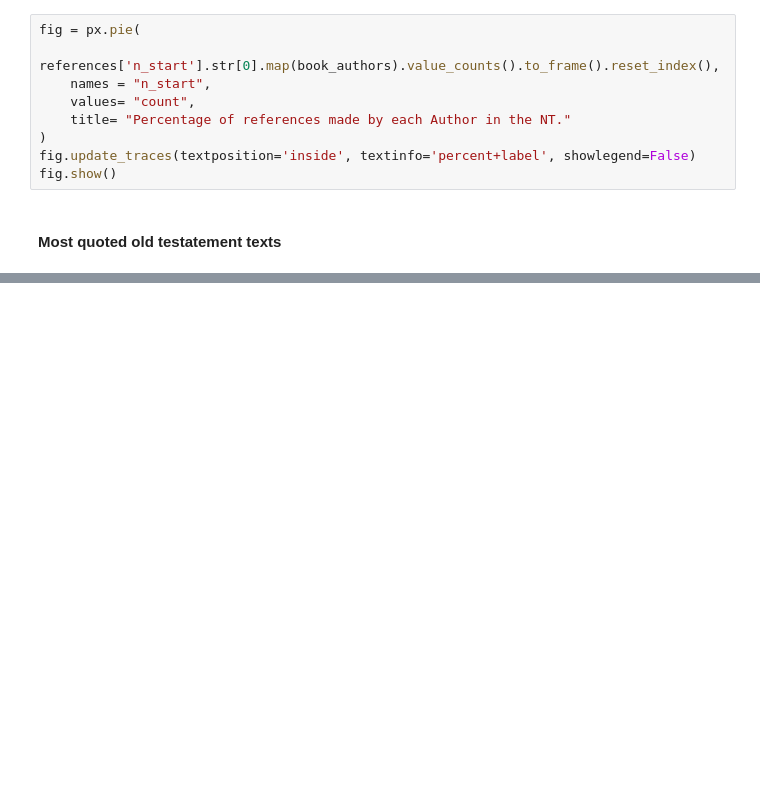
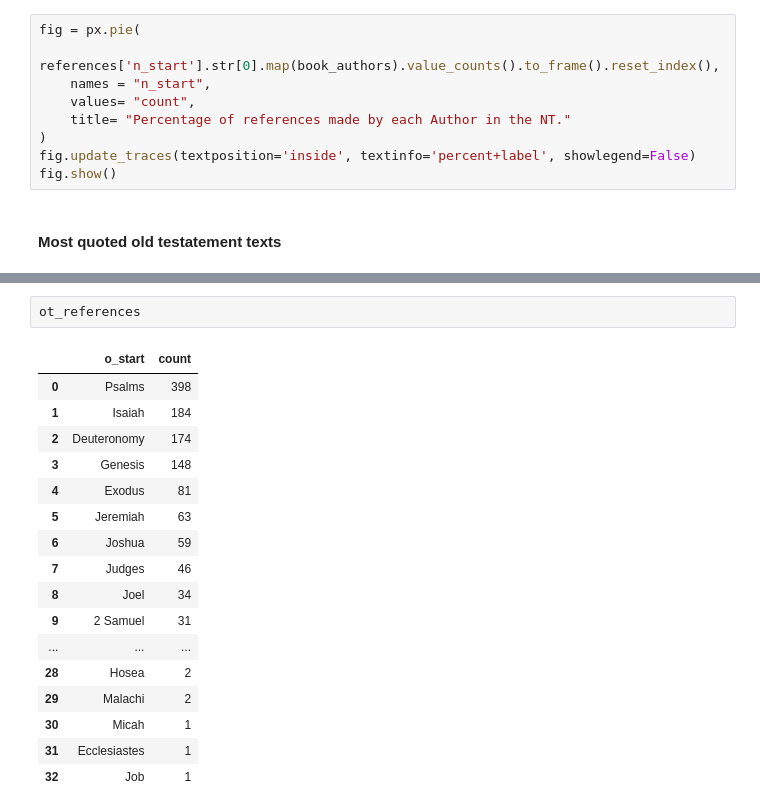
Before and after one commit to Tussky/Old-Testament-References, a Jupyter notebook: Isaac-Analysis.ipynb, the cells around one changed output, grey strips where cells are left out. Saved outputs shown, nothing was run; the diff lists cells and outputs as text; blank space fills up the shorter version.

```diff
--- a/Isaac-Analysis.ipynb
+++ b/Isaac-Analysis.ipynb
@@ -160,0 +212,20 @@ fig.show()
+# %%
+ot_references
+# %% [output]
+|  | o_start | count |
+| 0 | Psalms | 398 |
+| 1 | Isaiah | 184 |
+| 2 | Deuteronomy | 174 |
+| 3 | Genesis | 148 |
+| 4 | Exodus | 81 |
+| 5 | Jeremiah | 63 |
+| 6 | Joshua | 59 |
+| 7 | Judges | 46 |
+| 8 | Joel | 34 |
+| 9 | 2 Samuel | 31 |
+| ... | ... | ... |
+| 28 | Hosea | 2 |
+| 29 | Malachi | 2 |
+| 30 | Micah | 1 |
+| 31 | Ecclesiastes | 1 |
+| 32 | Job | 1 |
```
Also changed, not shown: parts of 5 cells of this notebook.
